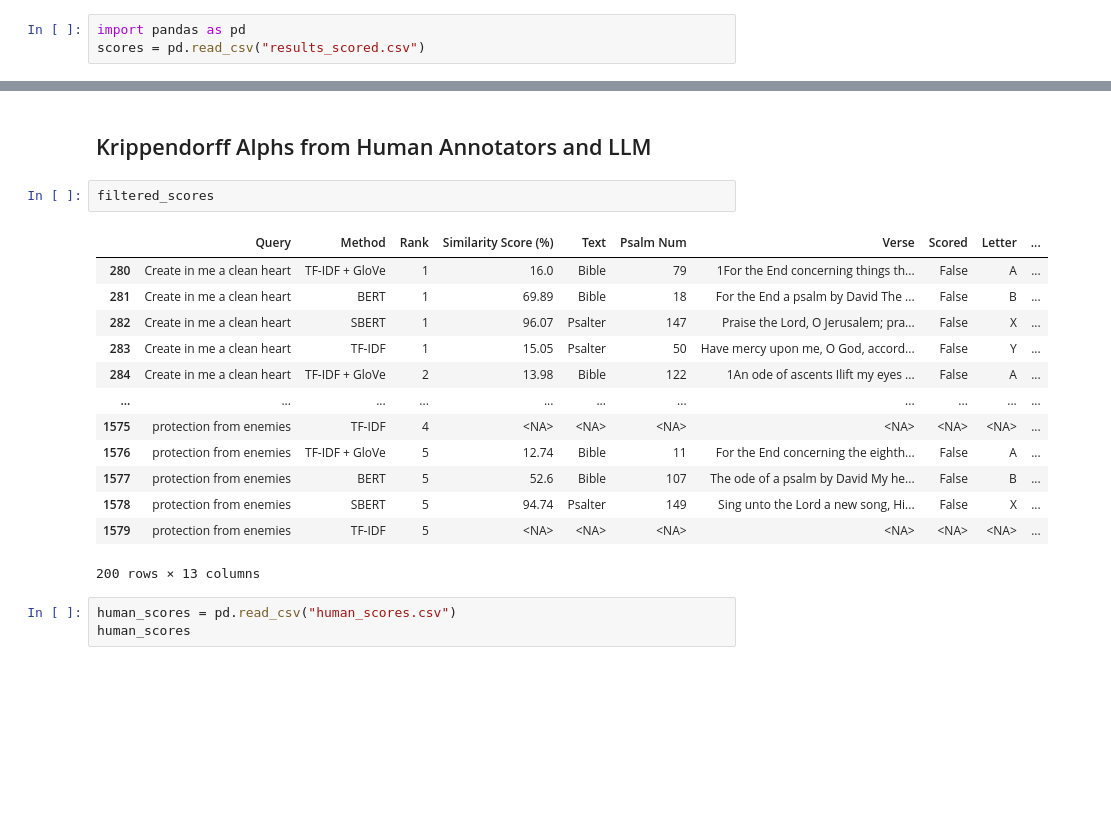
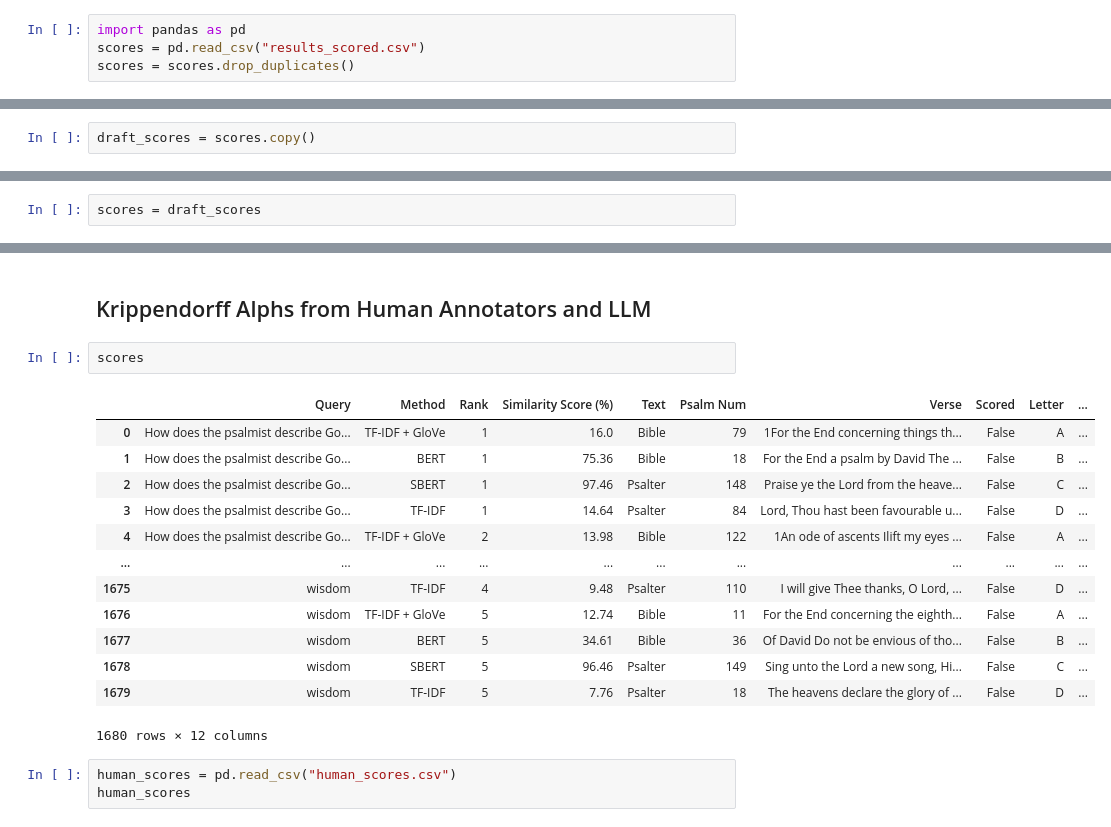
Before and after one commit to cwc09262/psalms-nlp-research, a Jupyter notebook: query_compare/llm_scoring/new_full/llm_results_eval.ipynb, the cells around one changed output, grey strips where cells are left out. Cells and saved outputs as stored; diff of their text form; blank space fills up the shorter version.

```diff
--- a/query_compare/llm_scoring/new_full/llm_results_eval.ipynb
+++ b/query_compare/llm_scoring/new_full/llm_results_eval.ipynb
@@ -1,3 +1,4 @@
 # %%
 import pandas as pd
 scores = pd.read_csv("results_scored.csv")
+scores = scores.drop_duplicates()
@@ -3,0 +105,2 @@ scores = pd.read_csv("results_scored.csv")
+# %%
+draft_scores = scores.copy()
@@ -4,3 +134,5 @@ scores = pd.read_csv("results_scored.csv")
+# %%
+scores = draft_scores
 # %% [markdown]
 ### Data Cleaning
 There were a lot of rowsa that came in a duplicates. Herewe are fixing that to ensure that we are seeing only one record for each Query, Method, and Rank combination.
@@ -1696,21 +1804,21 @@ pd.pivot_table(data=scores,
 # %% [markdown]
 ## Krippendorff Alphs from Human Annotators and LLM
 # %%
-filtered_scores
+scores
 # %% [output]
 |  | Query | Method | Rank | Similarity Score (%) | Text | Psalm Num | Verse | Scored | Letter | ... |
-| 280 | Create in me a clean heart | TF-IDF + GloVe | 1 | 16.0 | Bible | 79 | 1For the End concerning things th... | False | A | ... |
-| 281 | Create in me a clean heart | BERT | 1 | 69.89 | Bible | 18 | For the End a psalm by David The ... | False | B | ... |
-| 282 | Create in me a clean heart | SBERT | 1 | 96.07 | Psalter | 147 | Praise the Lord, O Jerusalem; pra... | False | X | ... |
-| 283 | Create in me a clean heart | TF-IDF | 1 | 15.05 | Psalter | 50 | Have mercy upon me, O God, accord... | False | Y | ... |
-| 284 | Create in me a clean heart | TF-IDF + GloVe | 2 | 13.98 | Bible | 122 | 1An ode of ascents Ilift my eyes ... | False | A | ... |
+| 0 | How does the psalmist describe Go... | TF-IDF + GloVe | 1 | 16.0 | Bible | 79 | 1For the End concerning things th... | False | A | ... |
+| 1 | How does the psalmist describe Go... | BERT | 1 | 75.36 | Bible | 18 | For the End a psalm by David The ... | False | B | ... |
+| 2 | How does the psalmist describe Go... | SBERT | 1 | 97.46 | Psalter | 148 | Praise ye the Lord from the heave... | False | C | ... |
+| 3 | How does the psalmist describe Go... | TF-IDF | 1 | 14.64 | Psalter | 84 | Lord, Thou hast been favourable u... | False | D | ... |
+| 4 | How does the psalmist describe Go... | TF-IDF + GloVe | 2 | 13.98 | Bible | 122 | 1An ode of ascents Ilift my eyes ... | False | A | ... |
 | ... | ... | ... | ... | ... | ... | ... | ... | ... | ... | ... |
-| 1575 | protection from enemies | TF-IDF | 4 | <NA> | <NA> | <NA> | <NA> | <NA> | <NA> | ... |
-| 1576 | protection from enemies | TF-IDF + GloVe | 5 | 12.74 | Bible | 11 | For the End concerning the eighth... | False | A | ... |
-| 1577 | protection from enemies | BERT | 5 | 52.6 | Bible | 107 | The ode of a psalm by David My he... | False | B | ... |
-| 1578 | protection from enemies | SBERT | 5 | 94.74 | Psalter | 149 | Sing unto the Lord a new song, Hi... | False | X | ... |
-| 1579 | protection from enemies | TF-IDF | 5 | <NA> | <NA> | <NA> | <NA> | <NA> | <NA> | ... |
+| 1675 | wisdom | TF-IDF | 4 | 9.48 | Psalter | 110 | I will give Thee thanks, O Lord, ... | False | D | ... |
+| 1676 | wisdom | TF-IDF + GloVe | 5 | 12.74 | Bible | 11 | For the End concerning the eighth... | False | A | ... |
+| 1677 | wisdom | BERT | 5 | 34.61 | Bible | 36 | Of David Do not be envious of tho... | False | B | ... |
+| 1678 | wisdom | SBERT | 5 | 96.46 | Psalter | 149 | Sing unto the Lord a new song, Hi... | False | C | ... |
+| 1679 | wisdom | TF-IDF | 5 | 7.76 | Psalter | 18 | The heavens declare the glory of ... | False | D | ... |
-200 rows × 13 columns
+1680 rows × 12 columns
 # %%
 human_scores = pd.read_csv("human_scores.csv")
 human_scores
```
Also changed, not shown: parts of 17 cells of this notebook, 4 other files.
